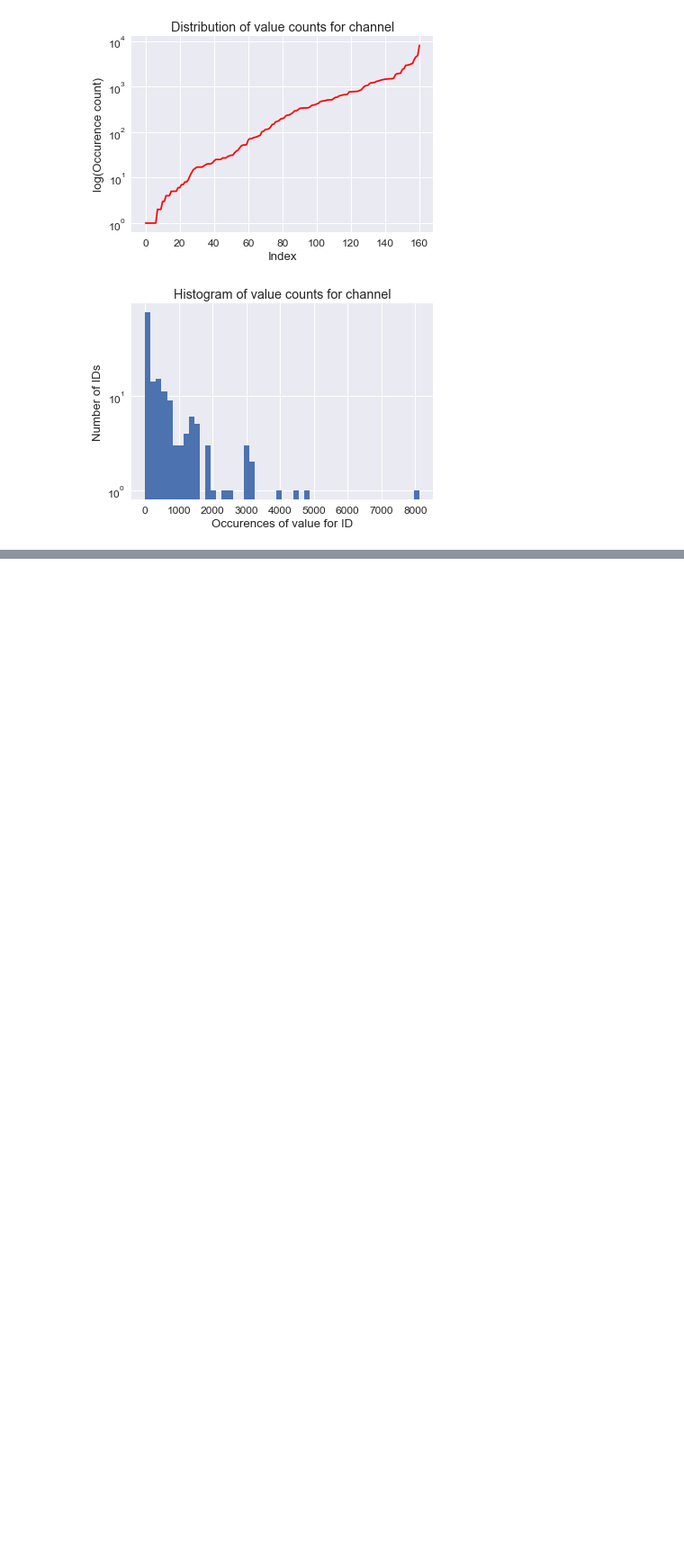
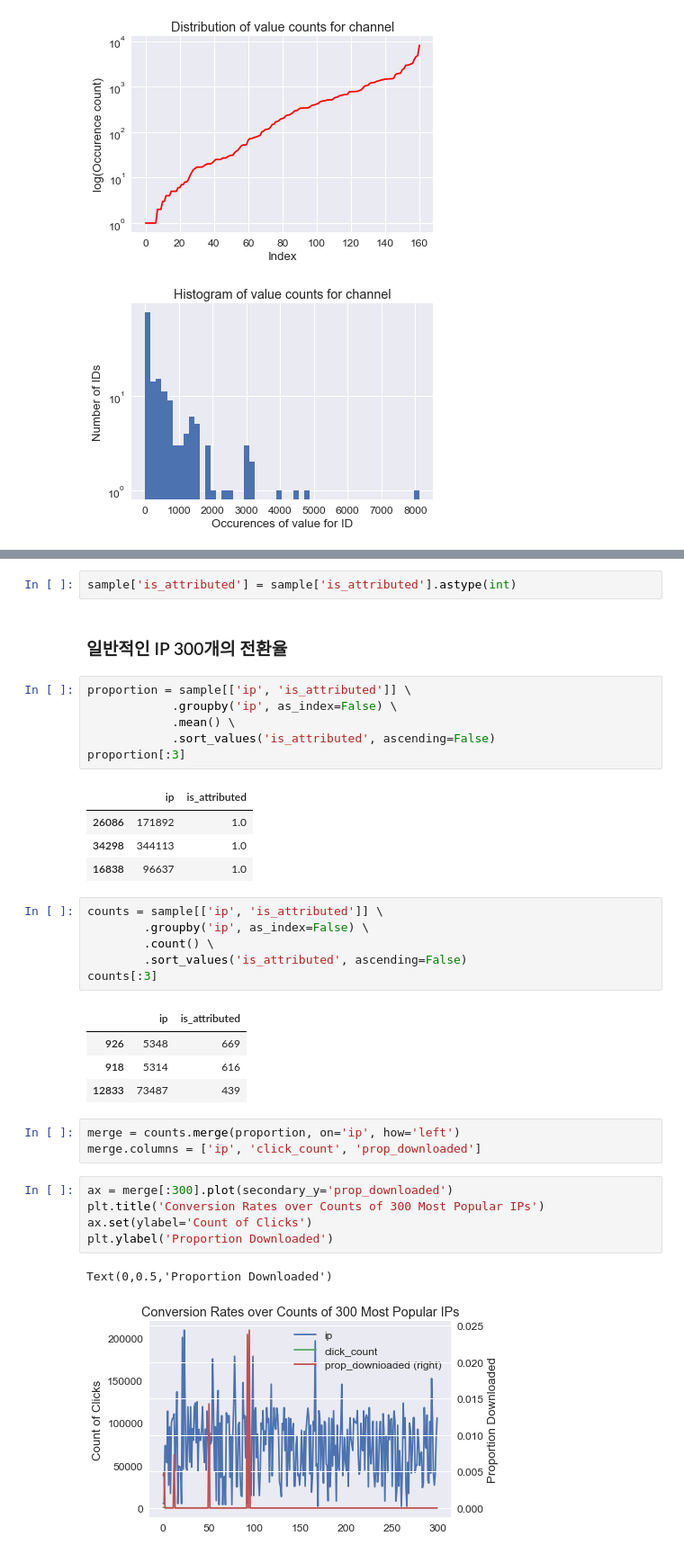
Before and after one commit to corazzon/KaggleStruggle, a Jupyter notebook: talkingdata-adtracking-fraud-detection/ad_fraud_detection_eda.ipynb, the cells around one changed output, grey strips where cells are left out. Shown at 90% size. Drawn from its saved outputs; the diff is of its cells as text; blank space fills up the shorter version.

Commit message:
Conversions of popular IP

```diff
--- a/talkingdata-adtracking-fraud-detection/ad_fraud_detection_eda.ipynb
+++ b/talkingdata-adtracking-fraud-detection/ad_fraud_detection_eda.ipynb
@@ -230,0 +285,37 @@ for col, uniq in zip(cols, uniques):
+# %%
+sample['is_attributed'] = sample['is_attributed'].astype(int)
+# %% [markdown]
+### 일반적인 IP 300개의 전환율
+# %%
+proportion = sample[['ip', 'is_attributed']] \
+            .groupby('ip', as_index=False) \
+            .mean() \
+            .sort_values('is_attributed', ascending=False)
+proportion[:3]
+# %% [output]
+|  | ip | is_attributed |
+| 26086 | 171892 | 1.0 |
+| 34298 | 344113 | 1.0 |
+| 16838 | 96637 | 1.0 |
+# %%
+counts = sample[['ip', 'is_attributed']] \
+        .groupby('ip', as_index=False) \
+        .count() \
+        .sort_values('is_attributed', ascending=False)
+counts[:3]
+# %% [output]
+|  | ip | is_attributed |
+| 926 | 5348 | 669 |
+| 918 | 5314 | 616 |
+| 12833 | 73487 | 439 |
+# %%
+merge = counts.merge(proportion, on='ip', how='left')
+merge.columns = ['ip', 'click_count', 'prop_downloaded']
+# %%
+ax = merge[:300].plot(secondary_y='prop_downloaded')
+plt.title('Conversion Rates over Counts of 300 Most Popular IPs')
+ax.set(ylabel='Count of Clicks')
+plt.ylabel('Proportion Downloaded')
+# %% [output]
+Text(0,0.5,'Proportion Downloaded')
+[figure, added]
```
Also changed, not shown: parts of 9 cells of this notebook.
